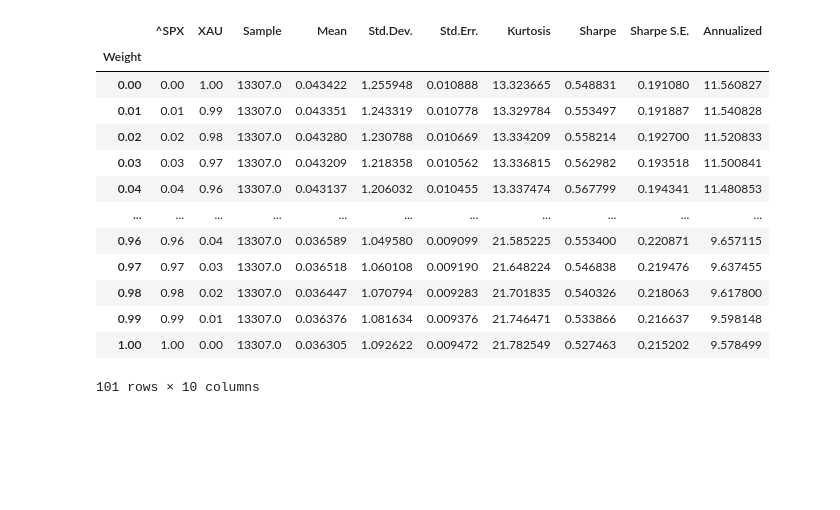
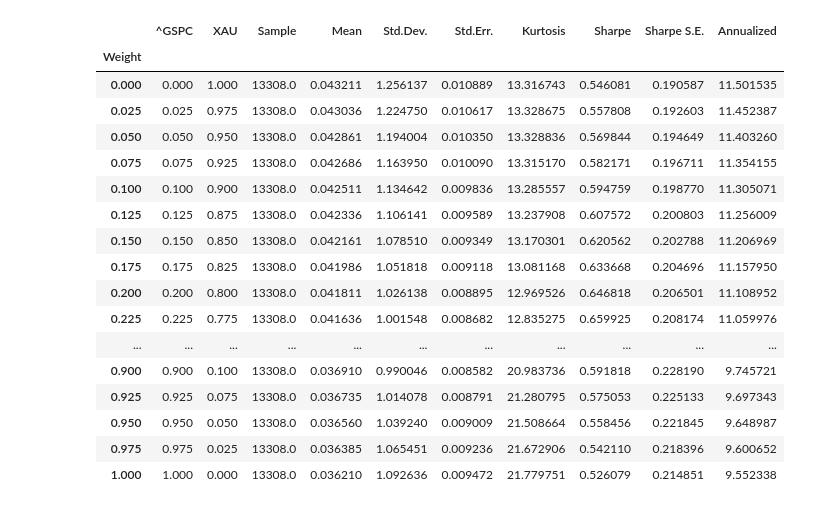
Before and after one commit to Farmhouse121/Financial-Data-Science-in-Python, a Jupyter notebook: Miscellaneous/Long_Term_Analysis_of_Equities_and_Gold.ipynb, the cells around one changed output. Cells and saved outputs as stored; diff of their text form; code cells hidden in the pictures; blank space fills up the shorter version.

```diff
--- a/Miscellaneous/Long_Term_Analysis_of_Equities_and_Gold.ipynb
+++ b/Miscellaneous/Long_Term_Analysis_of_Equities_and_Gold.ipynb
@@ -115,7 +118,7 @@ figure.savefig(title+".png",dpi=300,bbox_inches='tight')
 # %%
 from warnings import filterwarnings ; filterwarnings('ignore',category=pd.errors.PerformanceWarning)
 
-report=pd.DataFrame({'Weight':np.arange(zero,one+(delta:=0.01),delta)}).set_index("Weight")
+report=pd.DataFrame({'Weight':np.arange(zero,one+(delta:=0.025),delta)}).set_index("Weight")
 
 if data.index.dtype==pd.PeriodDtype('W'):
     annualize=52e0
@@ -159,14 +163,18 @@ display(report)
-|  | ^SPX | XAU | Sample | Mean | Std.Dev. | Std.Err. | Kurtosis | Sharpe | Sharpe S.E. | Annualized |
+|  | ^GSPC | XAU | Sample | Mean | Std.Dev. | Std.Err. | Kurtosis | Sharpe | Sharpe S.E. | Annualized |
 | Weight |  |  |  |  |  |  |  |  |  |  |
-| 0.00 | 0.00 | 1.00 | 13307.0 | 0.043422 | 1.255948 | 0.010888 | 13.323665 | 0.548831 | 0.191080 | 11.560827 |
-| 0.01 | 0.01 | 0.99 | 13307.0 | 0.043351 | 1.243319 | 0.010778 | 13.329784 | 0.553497 | 0.191887 | 11.540828 |
-| 0.02 | 0.02 | 0.98 | 13307.0 | 0.043280 | 1.230788 | 0.010669 | 13.334209 | 0.558214 | 0.192700 | 11.520833 |
-| 0.03 | 0.03 | 0.97 | 13307.0 | 0.043209 | 1.218358 | 0.010562 | 13.336815 | 0.562982 | 0.193518 | 11.500841 |
-| 0.04 | 0.04 | 0.96 | 13307.0 | 0.043137 | 1.206032 | 0.010455 | 13.337474 | 0.567799 | 0.194341 | 11.480853 |
+| 0.000 | 0.000 | 1.000 | 13308.0 | 0.043211 | 1.256137 | 0.010889 | 13.316743 | 0.546081 | 0.190587 | 11.501535 |
+| 0.025 | 0.025 | 0.975 | 13308.0 | 0.043036 | 1.224750 | 0.010617 | 13.328675 | 0.557808 | 0.192603 | 11.452387 |
+| 0.050 | 0.050 | 0.950 | 13308.0 | 0.042861 | 1.194004 | 0.010350 | 13.328836 | 0.569844 | 0.194649 | 11.403260 |
+| 0.075 | 0.075 | 0.925 | 13308.0 | 0.042686 | 1.163950 | 0.010090 | 13.315170 | 0.582171 | 0.196711 | 11.354155 |
+| 0.100 | 0.100 | 0.900 | 13308.0 | 0.042511 | 1.134642 | 0.009836 | 13.285557 | 0.594759 | 0.198770 | 11.305071 |
+| 0.125 | 0.125 | 0.875 | 13308.0 | 0.042336 | 1.106141 | 0.009589 | 13.237908 | 0.607572 | 0.200803 | 11.256009 |
+| 0.150 | 0.150 | 0.850 | 13308.0 | 0.042161 | 1.078510 | 0.009349 | 13.170301 | 0.620562 | 0.202788 | 11.206969 |
+| 0.175 | 0.175 | 0.825 | 13308.0 | 0.041986 | 1.051818 | 0.009118 | 13.081168 | 0.633668 | 0.204696 | 11.157950 |
+| 0.200 | 0.200 | 0.800 | 13308.0 | 0.041811 | 1.026138 | 0.008895 | 12.969526 | 0.646818 | 0.206501 | 11.108952 |
+| 0.225 | 0.225 | 0.775 | 13308.0 | 0.041636 | 1.001548 | 0.008682 | 12.835275 | 0.659925 | 0.208174 | 11.059976 |
 | ... | ... | ... | ... | ... | ... | ... | ... | ... | ... | ... |
-| 0.96 | 0.96 | 0.04 | 13307.0 | 0.036589 | 1.049580 | 0.009099 | 21.585225 | 0.553400 | 0.220871 | 9.657115 |
-| 0.97 | 0.97 | 0.03 | 13307.0 | 0.036518 | 1.060108 | 0.009190 | 21.648224 | 0.546838 | 0.219476 | 9.637455 |
-| 0.98 | 0.98 | 0.02 | 13307.0 | 0.036447 | 1.070794 | 0.009283 | 21.701835 | 0.540326 | 0.218063 | 9.617800 |
-| 0.99 | 0.99 | 0.01 | 13307.0 | 0.036376 | 1.081634 | 0.009376 | 21.746471 | 0.533866 | 0.216637 | 9.598148 |
-| 1.00 | 1.00 | 0.00 | 13307.0 | 0.036305 | 1.092622 | 0.009472 | 21.782549 | 0.527463 | 0.215202 | 9.578499 |
+| 0.900 | 0.900 | 0.100 | 13308.0 | 0.036910 | 0.990046 | 0.008582 | 20.983736 | 0.591818 | 0.228190 | 9.745721 |
+| 0.925 | 0.925 | 0.075 | 13308.0 | 0.036735 | 1.014078 | 0.008791 | 21.280795 | 0.575053 | 0.225133 | 9.697343 |
+| 0.950 | 0.950 | 0.050 | 13308.0 | 0.036560 | 1.039240 | 0.009009 | 21.508664 | 0.558456 | 0.221845 | 9.648987 |
+| 0.975 | 0.975 | 0.025 | 13308.0 | 0.036385 | 1.065451 | 0.009236 | 21.672906 | 0.542110 | 0.218396 | 9.600652 |
+| 1.000 | 1.000 | 0.000 | 13308.0 | 0.036210 | 1.092636 | 0.009472 | 21.779751 | 0.526079 | 0.214851 | 9.552338 |
-101 rows × 10 columns
```
Also changed, not shown: parts of 9 cells of this notebook.
